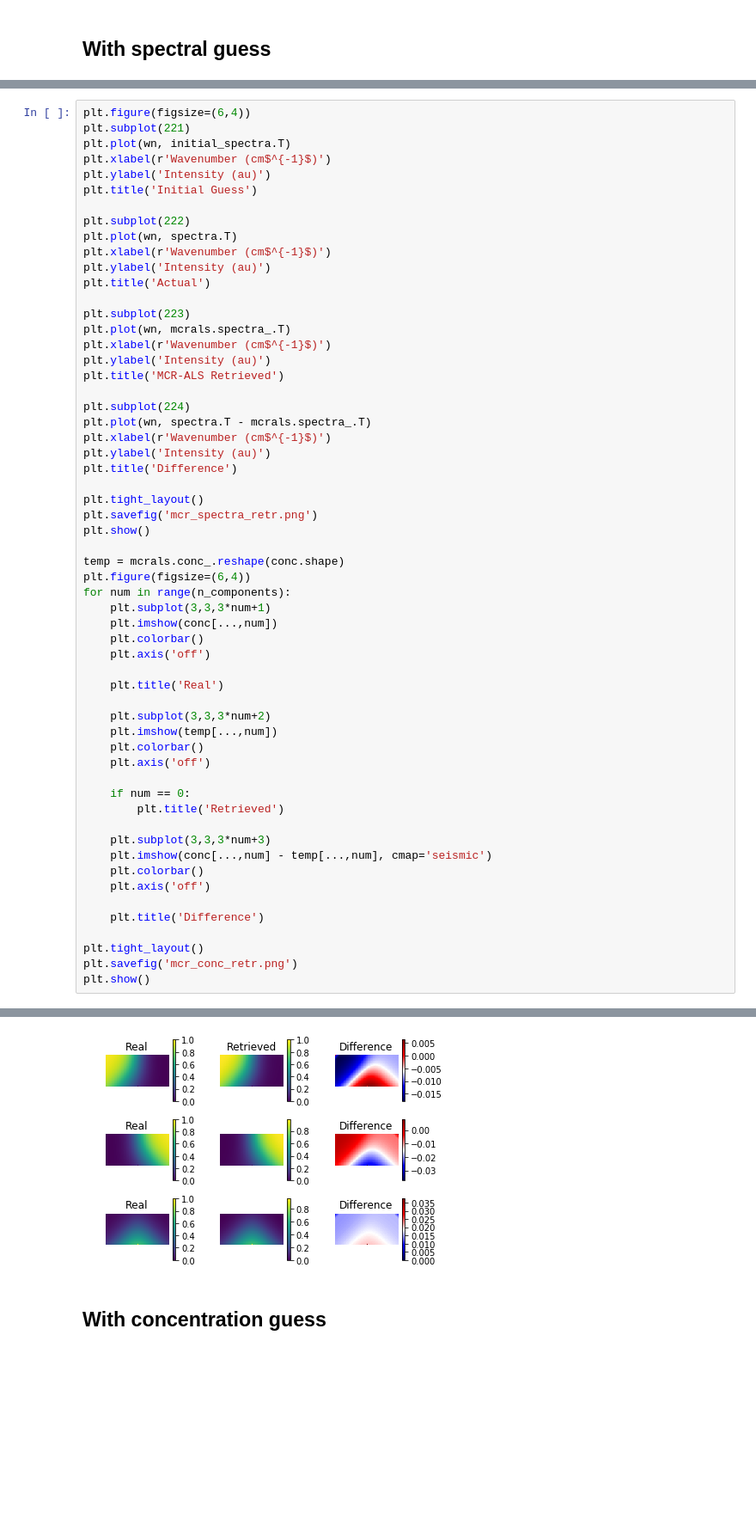
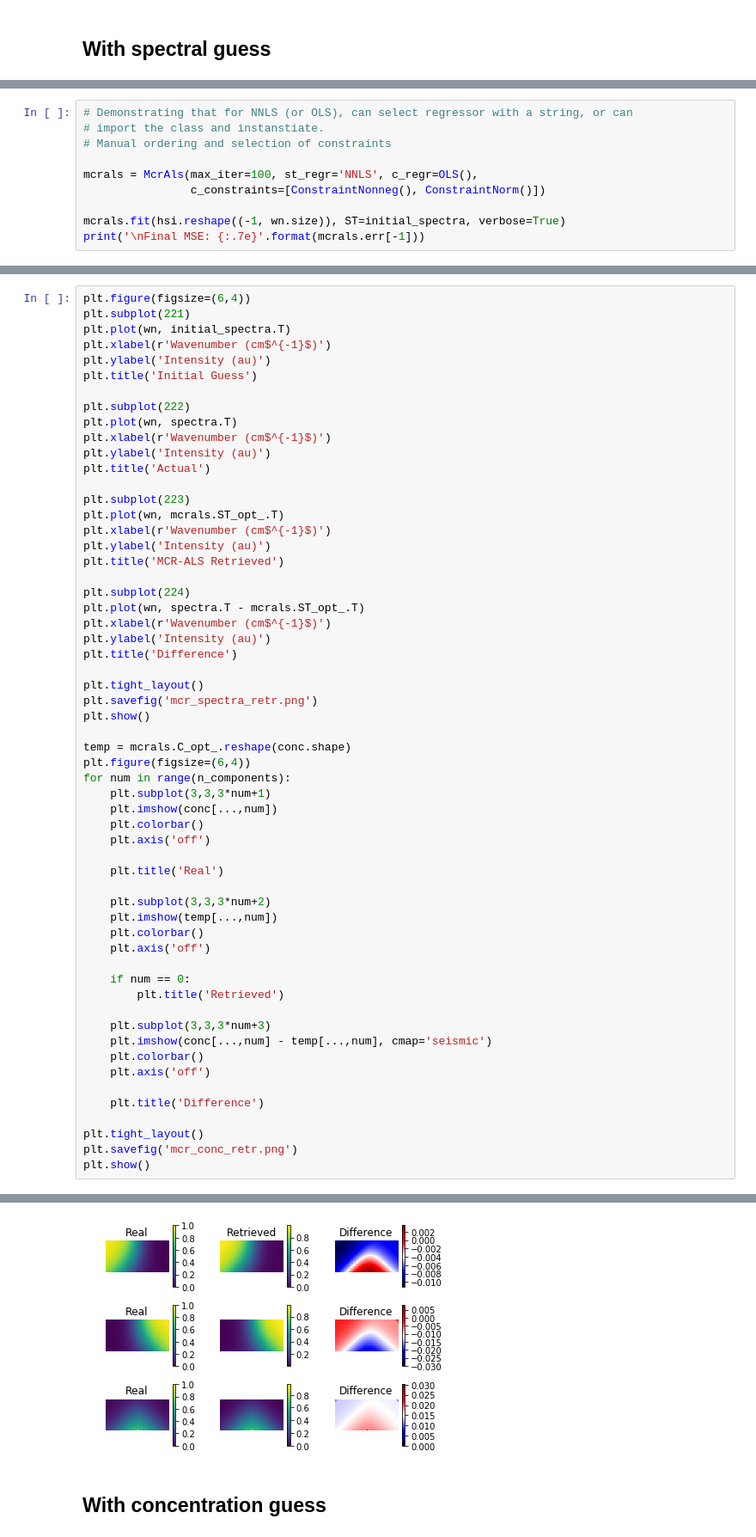
Before and after one commit to usnistgov/pyMCR, a Jupyter notebook: Examples/Demo.ipynb, the cells around one changed output, grey strips where cells are left out. Shown: that part at 86% size. Drawn from its saved outputs; the diff is of its cells as text; blank space fills up the shorter version.

```diff
--- a/Examples/Demo.ipynb
+++ b/Examples/Demo.ipynb
@@ -145,0 +126,10 @@ Final ST_MRD: 6.1402466e-04
+# %%
+# Demonstrating that for NNLS (or OLS), can select regressor with a string, or can
+# import the class and instanstiate.
+# Manual ordering and selection of constraints
+
+mcrals = McrAls(max_iter=100, st_regr='NNLS', c_regr=OLS(),
+                c_constraints=[ConstraintNonneg(), ConstraintNorm()])
+
+mcrals.fit(hsi.reshape((-1, wn.size)), ST=initial_spectra, verbose=True)
+print('\nFinal MSE: {:.7e}'.format(mcrals.err[-1]))
@@ -158,13 +166,13 @@ plt.ylabel('Intensity (au)')
 plt.title('Actual')
 
 plt.subplot(223)
-plt.plot(wn, mcrals.spectra_.T)
+plt.plot(wn, mcrals.ST_opt_.T)
 plt.xlabel(r'Wavenumber (cm$^{-1}$)')
 plt.ylabel('Intensity (au)')
 plt.title('MCR-ALS Retrieved')
 
 plt.subplot(224)
-plt.plot(wn, spectra.T - mcrals.spectra_.T)
+plt.plot(wn, spectra.T - mcrals.ST_opt_.T)
 plt.xlabel(r'Wavenumber (cm$^{-1}$)')
 plt.ylabel('Intensity (au)')
 plt.title('Difference')
@@ -173,7 +181,7 @@ plt.tight_layout()
 plt.savefig('mcr_spectra_retr.png')
 plt.show()
 
-temp = mcrals.conc_.reshape(conc.shape)
+temp = mcrals.C_opt_.reshape(conc.shape)
 plt.figure(figsize=(6,4))
 for num in range(n_components):
     plt.subplot(3,3,3*num+1)
@@ -206,4 +214,4 @@ plt.show()
-[figure, old version]
+[figure, new version]
 # %% [markdown]
 ## With concentration guess
 # %%
```
Also changed, not shown: parts of 18 cells of this notebook, 16 other files.
